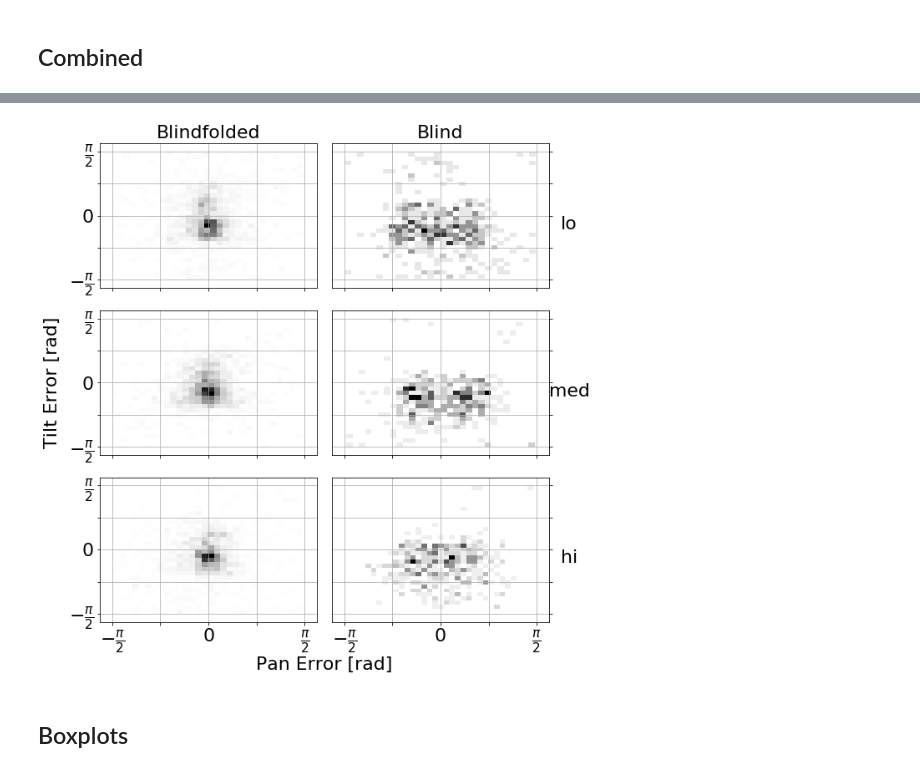
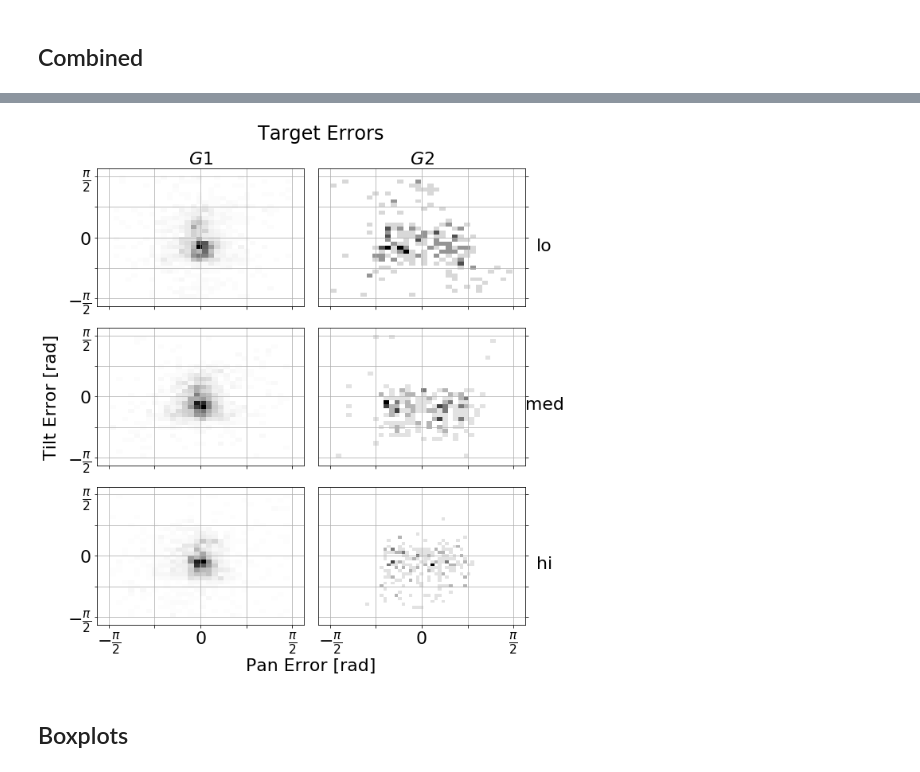
Before and after one commit to yassiezar/tba_audio_interface_paper, a Jupyter notebook: data_proc/target_search.ipynb, the cells around one changed output, grey strips where cells are left out. Saved outputs shown, nothing was run; the diff lists cells and outputs as text; code cells hidden in the pictures.

```diff
--- a/data_proc/target_search.ipynb
+++ b/data_proc/target_search.ipynb
@@ -228,6 +268,9 @@ for test in data_s.keys():
 ## Blind
 # %%
 participant_list = glob.glob('/home/jaycee/workspace/data_processing/target_search/input/cleaned/blind/*/*/')
+#print(participant_list)
+participant_list = list(filter(lambda x: 'day8' not in x, participant_list))
+#print(participant_list)
 data_b = {'med': [], 'lo': [], 'hi': []}
 
 # Import data
@@ -266,0 +339,8 @@ for test in data_b.keys():
+# %%
+for test in ['lo', 'med', 'hi']:
+    print(test)
+    #print([x[0] for x in [item for sublist in p_corr_s[test] for item in sublist]])
+    print(stats.pearsonr([x[0] for x in [item for sublist in p_corr_s[test] for item in sublist]], [x[1] for x in [item for sublist in p_corr_s[test] for item in sublist]]))
+    print(stats.pearsonr([x[0] for x in [item for sublist in t_corr_s[test] for item in sublist]], [x[1] for x in [item for sublist in t_corr_s[test] for item in sublist]]))
+    print(stats.pearsonr([x[0] for x in [item for sublist in p_corr_b[test] for item in sublist]], [x[1] for x in [item for sublist in p_corr_b[test] for item in sublist]]))
+    print(stats.pearsonr([x[0] for x in [item for sublist in t_corr_b[test] for item in sublist]], [x[1] for x in [item for sublist in t_corr_b[test] for item in sublist]]))
@@ -266,0 +363,7 @@ for test in data_b.keys():
+# %%
+for test in ['lo', 'med', 'hi']:
+    print(test)
+    print(stats.shapiro([item for sublist in p_err_s[test] for item in sublist]))
+    print(stats.shapiro([item for sublist in t_err_s[test] for item in sublist]))
+    print(stats.shapiro([item for sublist in p_err_b[test] for item in sublist]))
+    print(stats.shapiro([item for sublist in t_err_b[test] for item in sublist]))
@@ -274,37 +393,40 @@ a = {'lo': 0, 'med': 1, 'hi': 2}
 for test in a:
     ax[a[test], 0].hist2d([item for sublist in p_err_s[test] for item in sublist], [item for sublist in t_err_s[test] for item in sublist], bins=bins, cmap='Greys')
     ax[a[test], 0].grid()
     ax[a[test], 0].tick_params(axis='both', which='major', labelsize=22)
 
     ax[a[test], 1].yaxis.set_label_position('right')
     ax[a[test], 1].yaxis.tick_right()
     ax[a[test], 1].set_ylabel(test, fontsize=22, rotation=0, labelpad=24)
 
     ax[a[test], 1].hist2d([item for sublist in p_err_b[test] for item in sublist], [item for sublist in t_err_b[test] for item in sublist], bins=bins, cmap='Greys')
     ax[a[test], 1].grid()
     ax[a[test], 1].tick_params(axis='both', which='major', labelsize=22)
     ax[a[test], 1].set_xticks([-np.pi/2, -np.pi/4, 0, np.pi/4, np.pi/2])
     ax[a[test], 1].set_yticks([-np.pi/2, -np.pi/4, 0, np.pi/4, np.pi/2])
 
-ax[0, 0].set_title('Blindfolded', fontsize=22)
+ax[0, 0].set_title(r'$G1$', fontsize=22)
 
-ax[0, 1].set_title('Blind', fontsize=22)
+ax[0, 1].set_title(r'$G2$', fontsize=22)
 ax[0, 1].set_xlim([-np.pi/2-0.2, np.pi/2+0.2])
 ax[0, 1].set_ylim([-np.pi/2-0.2, np.pi/2+0.2])
 
 #ax[1, 0].set_xticklabels([r'$-\frac{\pi}{2}$', r'$-\frac{\pi}{4}$', 0, r'$\frac{\pi}{4}$', r'$\frac{\pi}{2}$'])
 #ax[1, 0].set_yticklabels([r'$-\frac{\pi}{2}$', r'$-\frac{\pi}{4}$', 0, r'$\frac{\pi}{4}$', r'$\frac{\pi}{2}$'])
 ax[1, 0].set_xticklabels([r'$-\frac{\pi}{2}$', '', 0, '', r'$\frac{\pi}{2}$'])
 ax[1, 0].set_yticklabels([r'$-\frac{\pi}{2}$', '', 0, '', r'$\frac{\pi}{2}$'])
 
 plt.xlabel('Pan Error [rad]', fontsize=22, labelpad=24)
 plt.ylabel('Tilt Error [rad]', fontsize=22, labelpad=24)
-plt.tight_layout()
+
+f.tight_layout()
+f.text(0.55, 1.0, 'Target Errors', ha='center', fontsize=24)
+
 plt.tick_params(labelcolor='none', top=False, bottom=False, left=False, right=False, which='both')
 
 plt.show()
 # %% [output]
-[figure, old version]
+[figure, new version]
 # %% [markdown]
 ## Boxplots
 # %%
```
Also changed, not shown: parts of 18 cells of this notebook, 16 other files.
